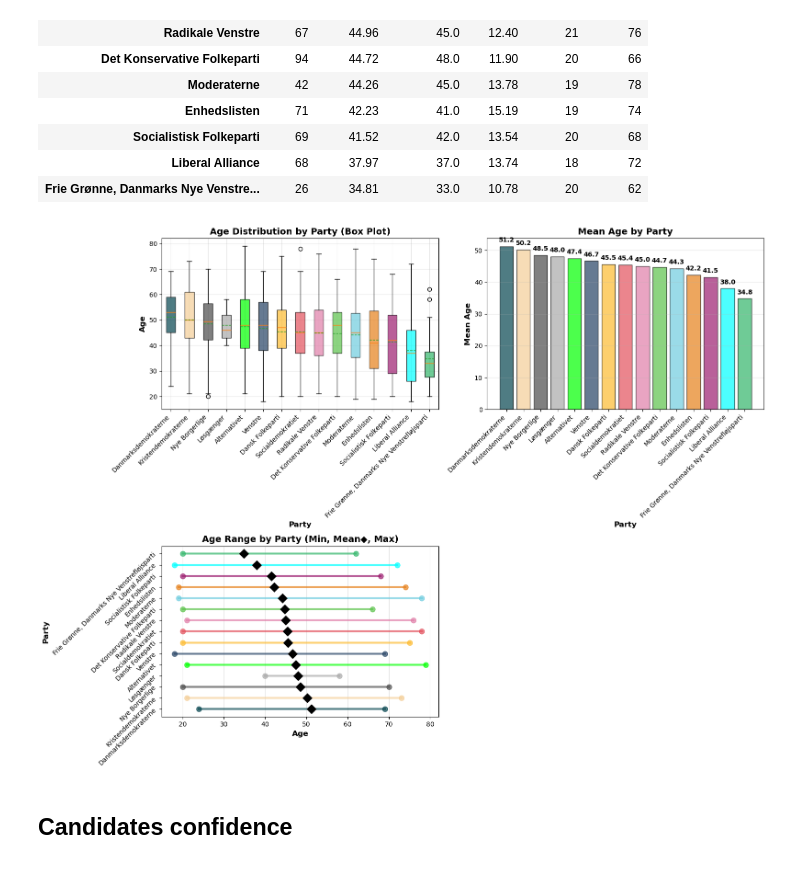
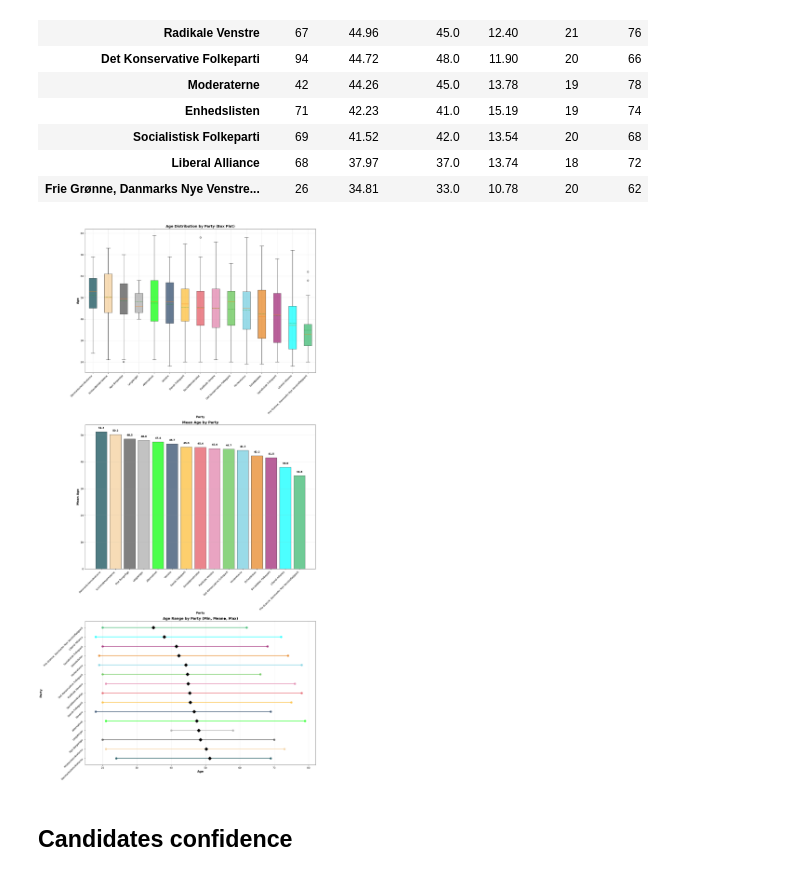
Before and after one commit to sergioqueber/assignment-3-mle-polski-team, a Jupyter notebook: 3. Candidate Test 2022 I.ipynb, the cells around one changed output. Saved outputs shown, nothing was run; the diff lists cells and outputs as text; code cells hidden in the pictures.

Commit message:
changes to layout of graphs

```diff
--- a/3. Candidate Test 2022 I.ipynb
+++ b/3. Candidate Test 2022 I.ipynb
@@ -285,8 +285,10 @@ display(age_by_party)
 | Liberal Alliance | 68 | 37.97 | 37.0 | 13.74 | 18 | 72 |
 | Frie Grønne, Danmarks Nye Venstre... | 26 | 34.81 | 33.0 | 10.78 | 20 | 62 |
 # %%
-fig, axes = plt.subplots(2, 2, figsize=(16, 12))
-ax1 = axes[0, 0]
+fig, axes = plt.subplots(3, 1, figsize=(16, 32))
+
+# 1. Age Distribution by Party (Box Plot)
+ax1 = axes[0]
 party_order = age_by_party.index.tolist()
 colors = [party_colors.get(p, '#808080') for p in party_order]
 box_data = [alldata_clean[alldata_clean['parti'] == party]['alder'].values
@@ -306,7 +308,8 @@ ax1.set_xticklabels(party_order, rotation=45, ha='right', fontsize=10)
 ax1.set_title('Age Distribution by Party (Box Plot)', fontsize=14, fontweight='bold')
 ax1.grid(True, alpha=0.3)
 
-ax2 = axes[0, 1]
+# 2. Mean Age by Party (Bar Chart)
+ax2 = axes[1]
 ax2.bar(range(len(party_order)), age_by_party['Mean Age'],
         color=colors, alpha=0.7, edgecolor='black')
 ax2.set_xticks(range(len(party_order)))
@@ -315,38 +318,36 @@ ax2.set_xlabel('Party', fontsize=12, fontweight='bold')
 ax2.set_ylabel('Mean Age', fontsize=12, fontweight='bold')
 ax2.set_title('Mean Age by Party', fontsize=14, fontweight='bold')
 ax2.grid(True, alpha=0.3, axis='y')
 
 for i, v in enumerate(age_by_party['Mean Age']):
     ax2.text(i, v + 1, f'{v:.1f}', ha='center', va='bottom', fontweight='bold')
 
-ax3 = axes[1, 0]
+# 3. Age Range by Party (Range Plot)
+ax3 = axes[2]
 y_pos = np.arange(len(party_order))
 
 # Plot the range (min to max) as lines
 for i, party in enumerate(party_order):
     min_age = age_by_party.loc[party, 'Min Age']
     max_age = age_by_party.loc[party, 'Max Age']
     mean_age = age_by_party.loc[party, 'Mean Age']
 
     ax3.plot([min_age, max_age], [i, i], 'o-',
              color=party_colors.get(party, '#808080'),
              linewidth=3, markersize=8, alpha=0.7, label=party)
     ax3.scatter(mean_age, i, color='black', s=100, marker='D', zorder=5)
 
 ax3.set_yticks(y_pos)
 ax3.set_yticklabels(party_order, fontsize=10, rotation=45)
 ax3.set_xlabel('Age', fontsize=12, fontweight='bold')
 ax3.set_ylabel('Party', fontsize=12, fontweight='bold')
 ax3.set_title('Age Range by Party (Min, Mean◆, Max)', fontsize=14, fontweight='bold')
 ax3.grid(True, alpha=0.3, axis='x')
 
-# Hide the 4th subplot (bottom right)
-axes[1, 1].set_visible(False)
-
 plt.tight_layout()
 plt.show()
 # %% [output]
-[figure, old version]
+[figure, new version]
 # %% [markdown]
 ## Candidates confidence
 # %%
```
Also changed, not shown: parts of 3 cells of this notebook.
